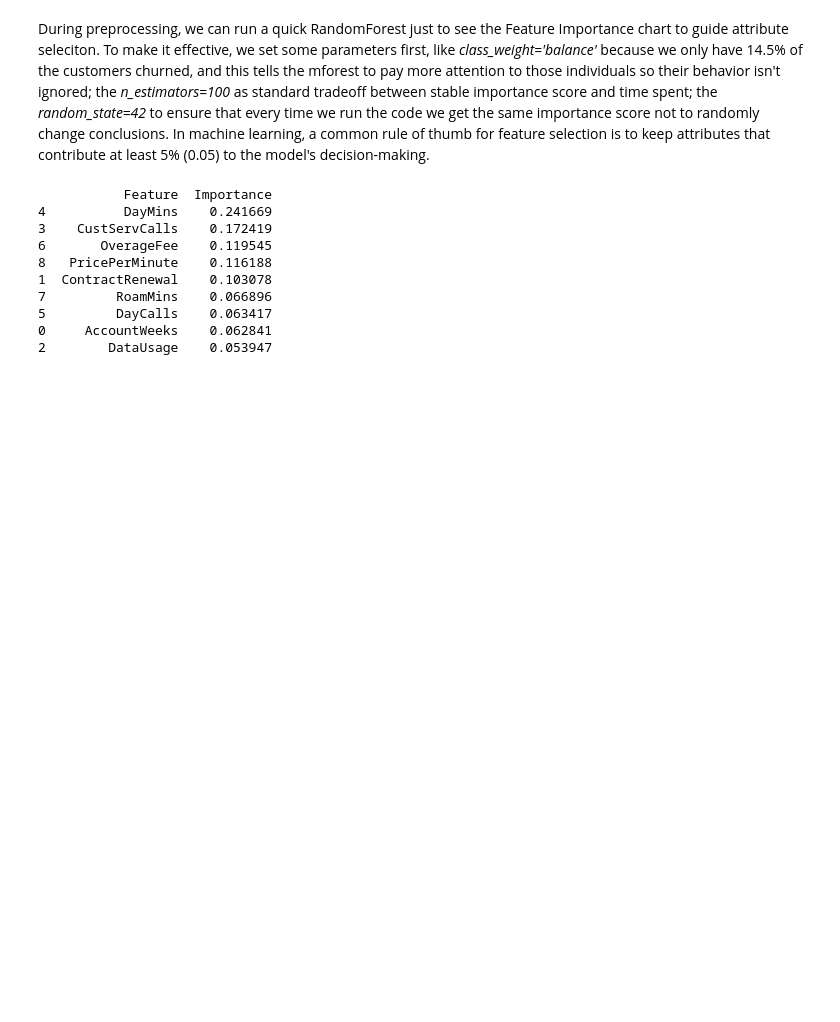
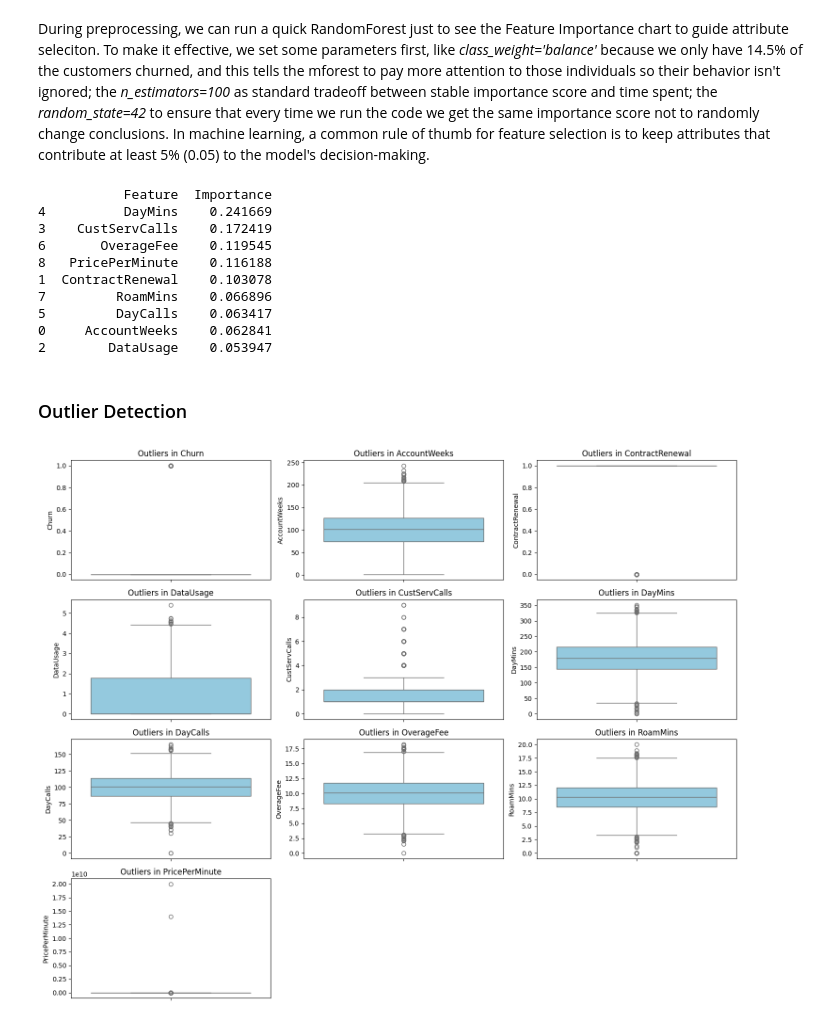
Before and after one commit to Francesca9933/ml-customer-churn-prediction, a Jupyter notebook: customer_churn_prediction.ipynb, the cells around one changed output. Cells and saved outputs as stored; diff of their text form; code cells hidden in the pictures; blank space fills up the shorter version.

Commit message:
outlier detection with boxplot, IQR method and check whether to keep or exclude outliers about PricePerMinute and DayMins

```diff
--- a/customer_churn_prediction.ipynb
+++ b/customer_churn_prediction.ipynb
@@ -260,3 +257,18 @@ print(importances)
 5         DayCalls    0.063417
 0     AccountWeeks    0.062841
 2        DataUsage    0.053947
+# %% [markdown]
+### Outlier Detection
+# %%
+# Select only numeric columns for analysis
+numeric_cols = df.select_dtypes(include=[np.number]).columns
+
+plt.figure(figsize=(15, 12))
+for i, col in enumerate(numeric_cols):
+    plt.subplot(4, 3, i+1)
+    sns.boxplot(y=df[col], color='skyblue')
+    plt.title(f'Outliers in {col}')
+plt.tight_layout()
+plt.show()
+# %% [output]
+[figure, added]
```
Also changed, not shown: parts of 6 cells of this notebook.
